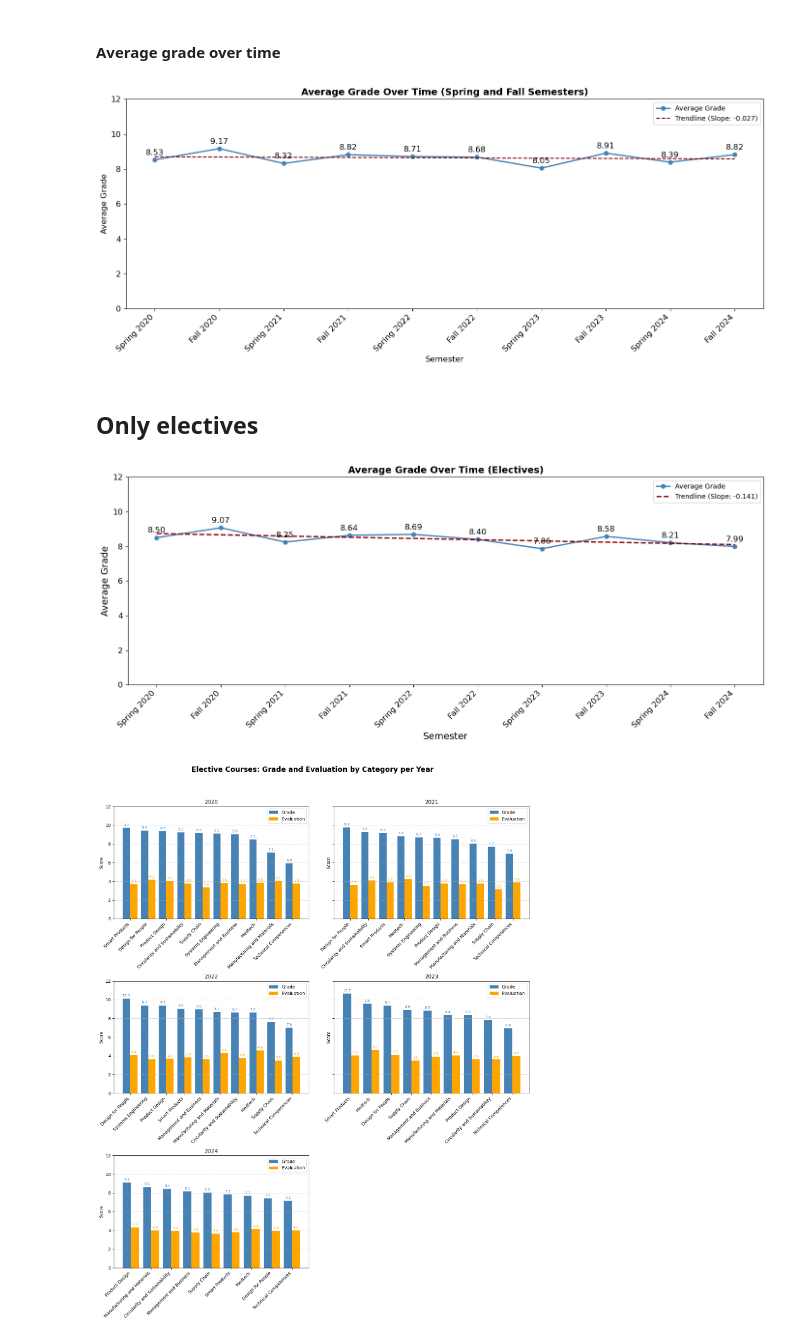
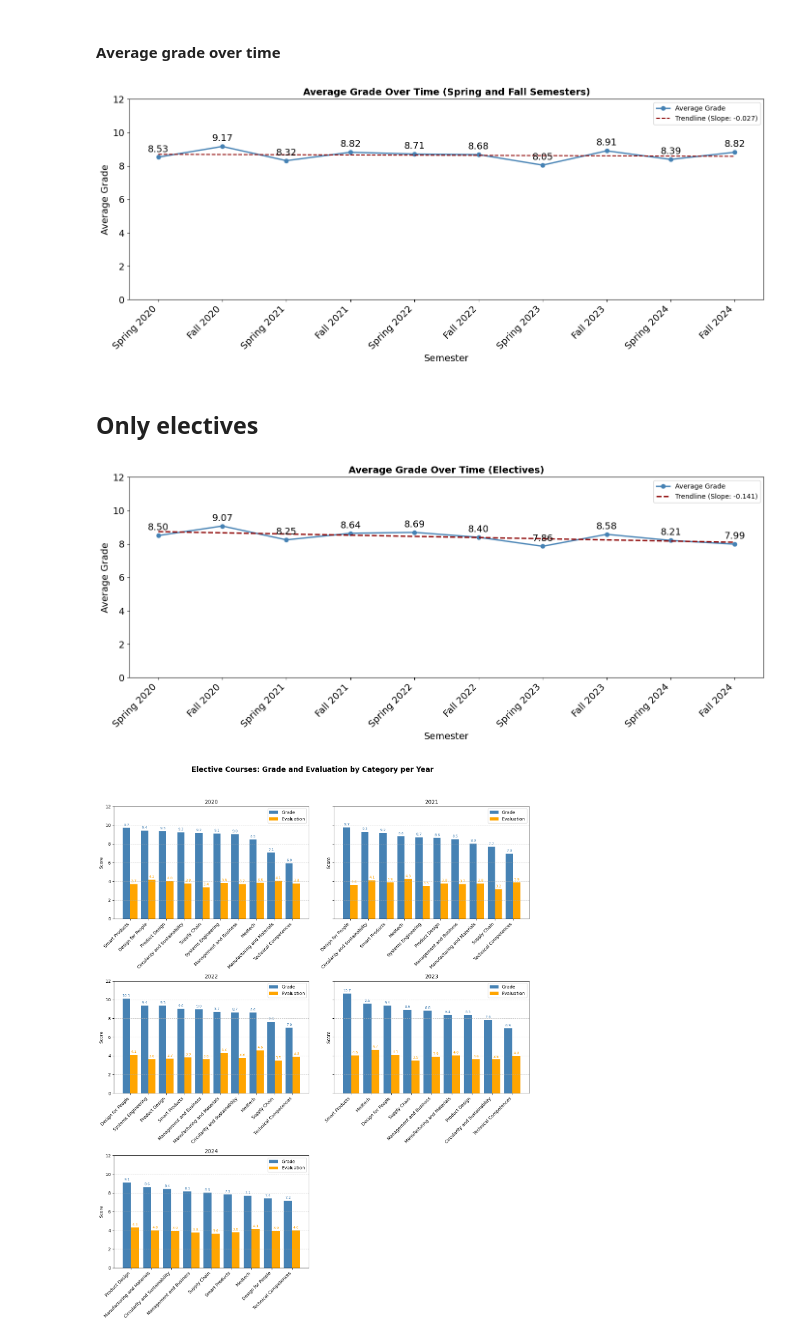
Before and after one commit to Alex-Nielsen-manden/Alex-Nielsen-manden.github.io, a Jupyter notebook: Data load/Final Project B.ipynb, the cells around one changed output. Saved outputs shown, nothing was run; the diff lists cells and outputs as text; code cells hidden in the pictures.

```diff
--- a/Data load/Final Project B.ipynb
+++ b/Data load/Final Project B.ipynb
@@ -585,8 +585,8 @@ plt.plot(grades_over_time['Time'], grades_over_time['Trend'], color='darkred', l
 
 # Title and labels
 plt.title('Average Grade Over Time (Spring and Fall Semesters)', fontsize=14,fontweight='bold')
-plt.xlabel('Semester', fontsize=12)
-plt.ylabel('Average Grade', fontsize=12)
+plt.xlabel('Semester', fontsize=14)
+plt.ylabel('Average Grade', fontsize=14)
 
 # Set y-axis range from 0 to 12
 plt.ylim(0, 12)
@@ -594,40 +594,40 @@ plt.ylim(0, 12)
 # Customize x-ticks to show both semester and year in a cleaner format
 x_ticks = grades_over_time['Time']
 x_labels = [f"Spring {int(t)}" if t % 1 == 0 else f"Fall {int(t)}" for t in x_ticks]
-plt.yticks(fontsize=12)
-plt.xticks(x_ticks, labels=x_labels, rotation=45, ha='right', fontsize=12)
+plt.yticks(fontsize=14)
+plt.xticks(x_ticks, labels=x_labels, rotation=45, ha='right', fontsize=14)
 
 # Add data labels on the plot for each point with bold annotation
 for i, row in grades_over_time.iterrows():
     plt.text(row['Time'], row['Average grade'] + 0.2, f"{row['Average grade']:.2f}",
-             ha='center', va='bottom', fontsize=12, color='black')
+             ha='center', va='bottom', fontsize=14, color='black')
 
 # Remove the grid for a cleaner look
 plt.grid(False)
 
 # Annotate the trendline with an arrow and label
 plt.annotate(f'Trend: {slope_label}',
              xy=(0.8, 10),  # Position near the trendline (adjust for better visibility)
              xytext=(0.8, 9),  # Slightly shifted to make space for the label
              textcoords='figure fraction',
              fontsize=14,
              ha='center',
              va='center',
              color='darkred',
              bbox=dict(facecolor='white', edgecolor='darkred', boxstyle='round,pad=0.3'),
              arrowprops=dict(arrowstyle="->", connectionstyle="arc3,rad=.3", color='darkred'))
 
 # Show the legend
 plt.legend()
 
 # Adjust layout for better spacing
 plt.tight_layout()
 
 plt.savefig("average_grade_semester.png", dpi=300, bbox_inches="tight")
 # Show the plot
 plt.show()
 # %% [output]
-[figure, old version]
+[figure, new version]
 # %% [markdown]
 ## Only electives
 # %%
@@ -685,13 +685,13 @@ plt.ylim(0, 12)
 # Format x-axis
 x_ticks = grades_over_time['Time']
 x_labels = [f"Spring {int(t)}" if t % 1 == 0 else f"Fall {int(t)}" for t in x_ticks]
-plt.xticks(x_ticks, labels=x_labels, rotation=45, ha='right', fontsize=12)
-plt.yticks(fontsize=12)
+plt.xticks(x_ticks, labels=x_labels, rotation=45, ha='right', fontsize=14)
+plt.yticks(fontsize=14)
 
 # Annotate data points
 for i, row in grades_over_time.iterrows():
     plt.text(row['Time'], row['Average grade'] + 0.2, f"{row['Average grade']:.2f}",
-             ha='center', va='bottom', fontsize=12, color='black')
+             ha='center', va='bottom', fontsize=14, color='black')
 
 # No grid, clean legend
 plt.grid(False)
@@ -702,7 +702,7 @@ plt.tight_layout()
 plt.savefig("average_grade_semester_electives.png", dpi=300, bbox_inches="tight")
 plt.show()
 # %% [output]
-[figure, old version]
+[figure, new version]
 # %%
 # Copy and filter for electives
 df_n4 = CD.copy()
```
Also changed, not shown: 2 other files.
